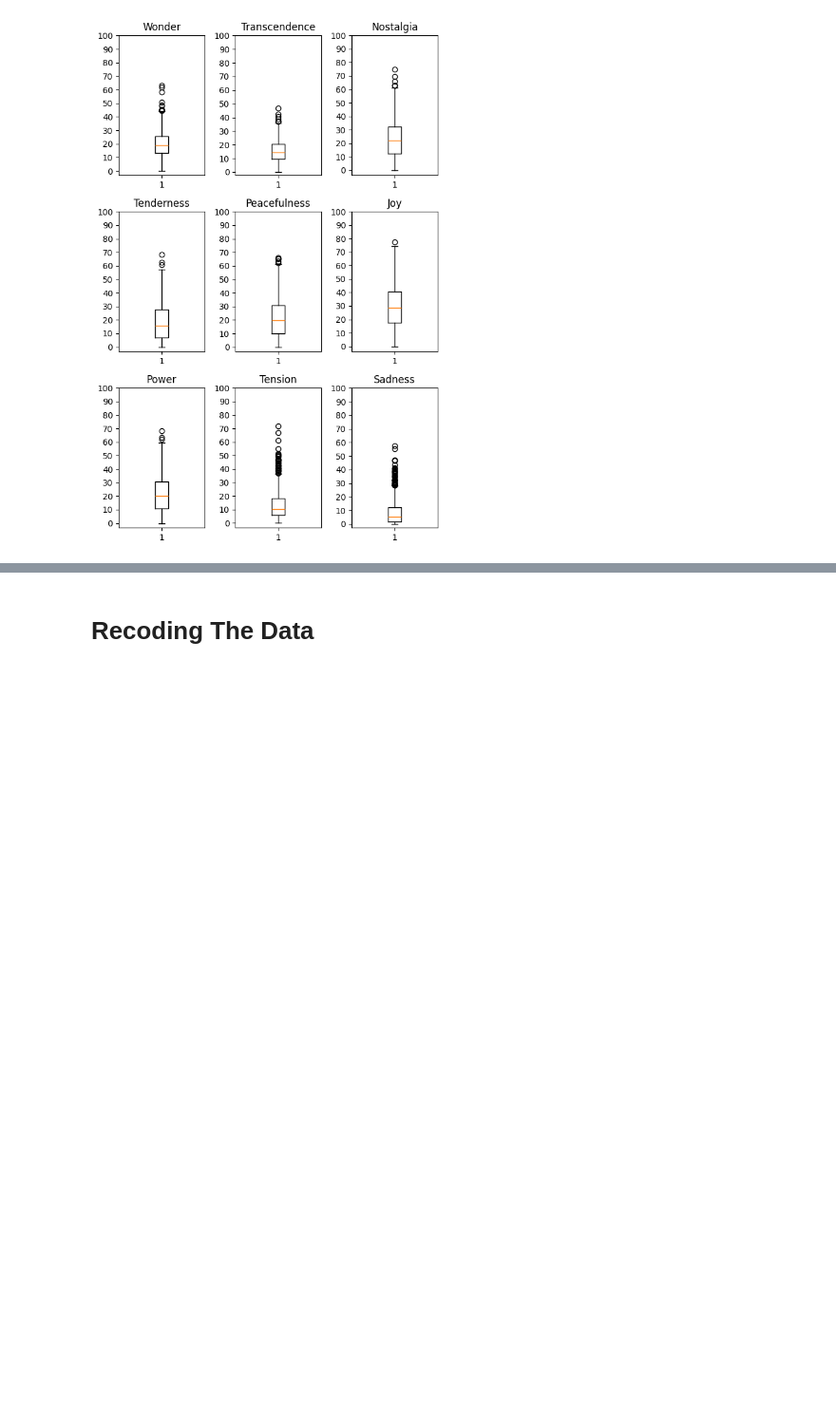
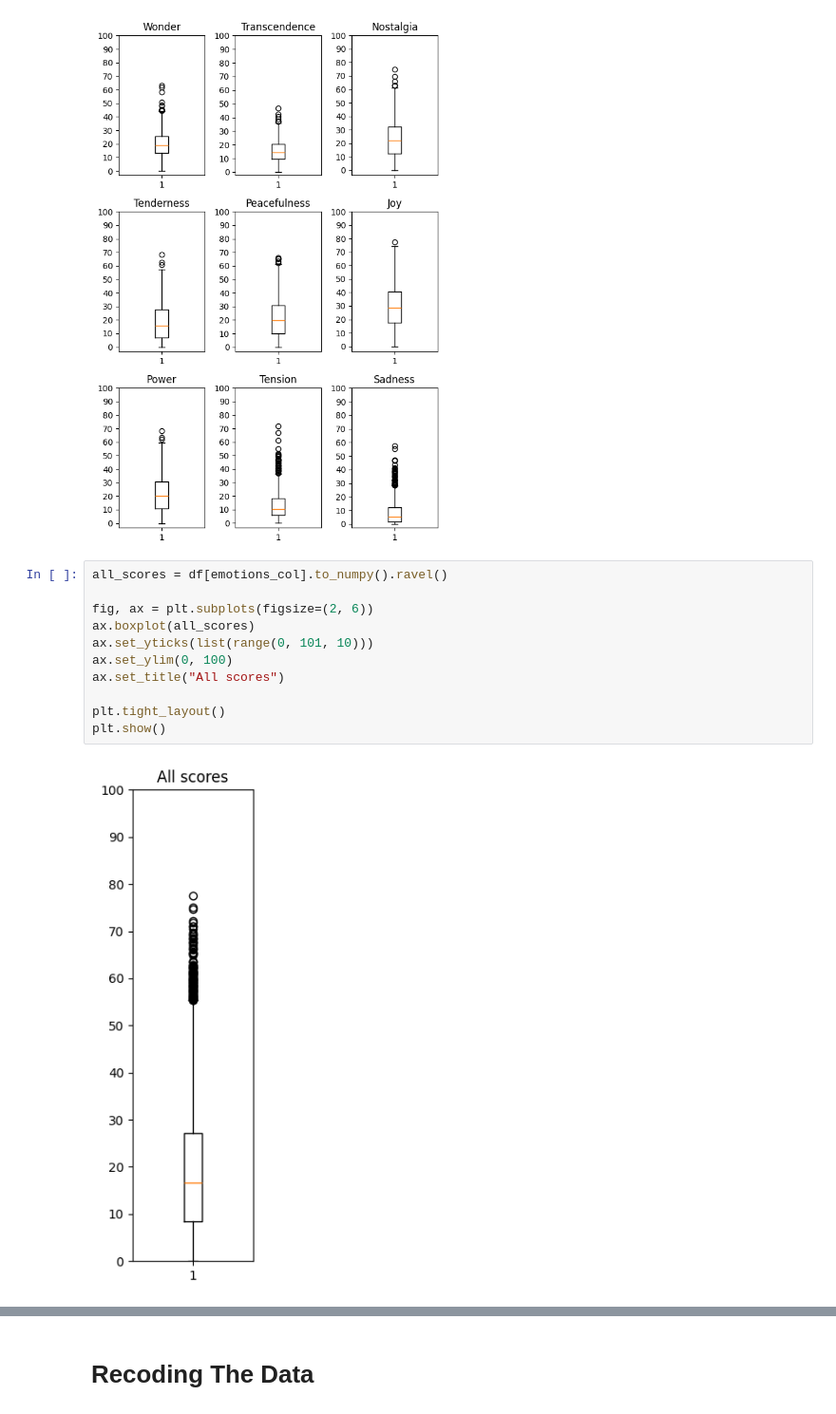
Before and after one commit to Squidez/MJF-GEMS-Annotations, a Jupyter notebook: data analysis.ipynb, the cells around one changed output, grey strips where cells are left out. Shown at 95% size. Cells and saved outputs as stored; diff of their text form; blank space fills up the shorter version.

```diff
--- a/data analysis.ipynb
+++ b/data analysis.ipynb
@@ -186,3 +186,16 @@ plt.tight_layout()
 plt.show()
 # %% [output]
 [figure]
+# %%
+all_scores = df[emotions_col].to_numpy().ravel()
+
+fig, ax = plt.subplots(figsize=(2, 6))
+ax.boxplot(all_scores)
+ax.set_yticks(list(range(0, 101, 10)))
+ax.set_ylim(0, 100)
+ax.set_title("All scores")
+
+plt.tight_layout()
+plt.show()
+# %% [output]
+[figure, added]
```
Also changed, not shown: parts of 5 cells of this notebook, 7 other files.
